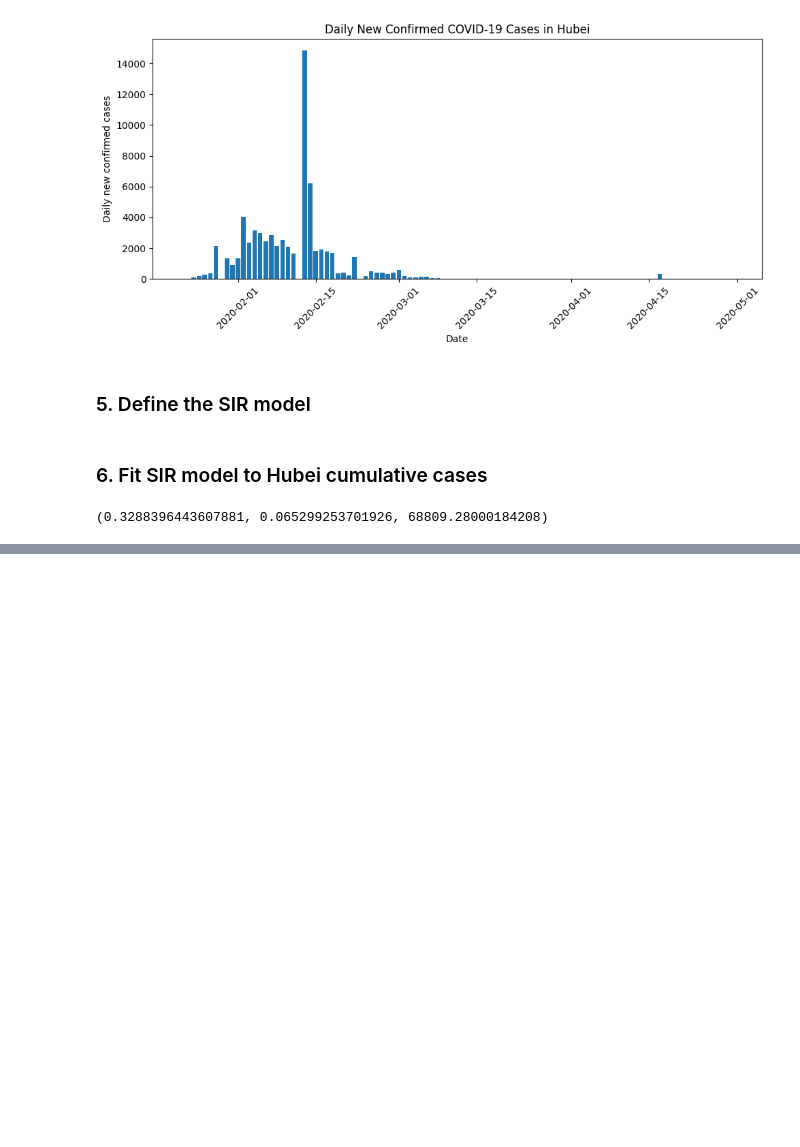
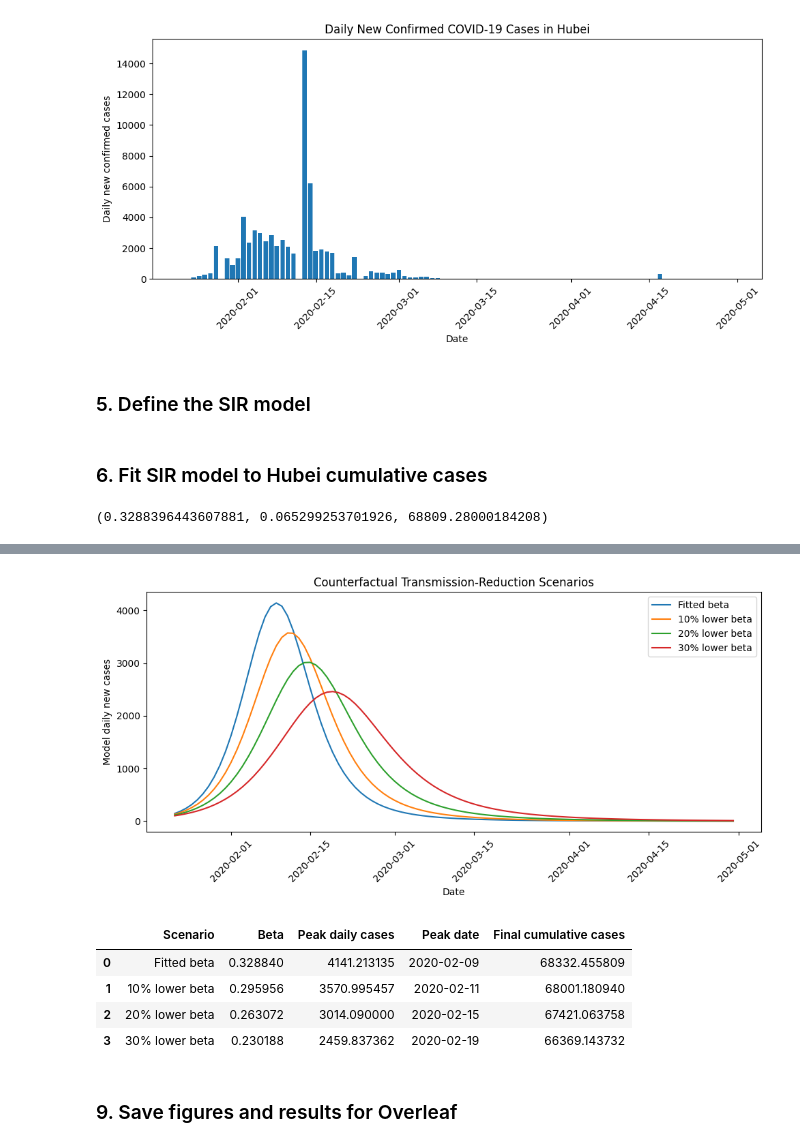
Before and after one commit to Hans-Yin/Intro-to-Math-Modeling-Final-Project, a Jupyter notebook: hubei_sir_project.ipynb, the cells around one changed output, grey strips where cells are left out. Drawn from its saved outputs; the diff is of its cells as text; code cells hidden in the pictures; blank space fills up the shorter version.

```diff
--- a/hubei_sir_project.ipynb
+++ b/hubei_sir_project.ipynb
@@ -165,0 +185,75 @@ beta_fit, gamma_fit, N_eff_fit
+# %%
+def simulate_full_sir(beta, gamma, N_eff, t_eval):
+    S0 = N_eff - I0 - R0_initial
+    y0 = [S0, I0, R0_initial]
+
+    sol = solve_ivp(
+        fun=lambda t, y: sir_model(t, y, beta, gamma, N_eff),
+        t_span=(t_eval[0], t_eval[-1]),
+        y0=y0,
+        t_eval=t_eval,
+        max_step=1
+    )
+
+    S, I, R = sol.y
+    cumulative_cases = N_eff - S
+    daily_new_cases = beta * S * I / N_eff
+
+    return S, I, R, cumulative_cases, daily_new_cases
+# %%
+scenarios = {
+    "Fitted beta": 1.0,
+    "10% lower beta": 0.9,
+    "20% lower beta": 0.8,
+    "30% lower beta": 0.7
+}
+
+results = []
+counterfactual_curves = {}
+
+plt.figure(figsize=(10, 5))
+
+for label, multiplier in scenarios.items():
+    beta_scenario = beta_fit * multiplier
+
+    S, I, R, cumulative_cases, daily_new_cases = simulate_full_sir(
+        beta_scenario,
+        gamma_fit,
+        N_eff_fit,
+        t_data
+    )
+
+    peak_cases = daily_new_cases.max()
+    peak_day_index = daily_new_cases.argmax()
+    peak_date = df["date"].iloc[peak_day_index]
+    final_cumulative = cumulative_cases[-1]
+
+    results.append({
+        "Scenario": label,
+        "Beta": beta_scenario,
+        "Peak daily cases": peak_cases,
+        "Peak date": peak_date,
+        "Final cumulative cases": final_cumulative
+    })
+    counterfactual_curves[label] = daily_new_cases
+    plt.plot(df["date"], daily_new_cases, label=label)
+
+plt.xlabel("Date")
+plt.ylabel("Model daily new cases")
+plt.title("Counterfactual Transmission-Reduction Scenarios")
+plt.xticks(rotation=45)
+plt.legend()
+plt.tight_layout()
+plt.show()
+
+results_df = pd.DataFrame(results)
+results_df
+# %% [output]
+[figure, added]
+|  | Scenario | Beta | Peak daily cases | Peak date | Final cumulative cases |
+| 0 | Fitted beta | 0.328840 | 4141.213135 | 2020-02-09 | 68332.455809 |
+| 1 | 10% lower beta | 0.295956 | 3570.995457 | 2020-02-11 | 68001.180940 |
+| 2 | 20% lower beta | 0.263072 | 3014.090000 | 2020-02-15 | 67421.063758 |
+| 3 | 30% lower beta | 0.230188 | 2459.837362 | 2020-02-19 | 66369.143732 |
+# %% [markdown]
+### 9. Save figures and results for Overleaf
```
Also changed, not shown: parts of 6 cells of this notebook, 9 other files.
